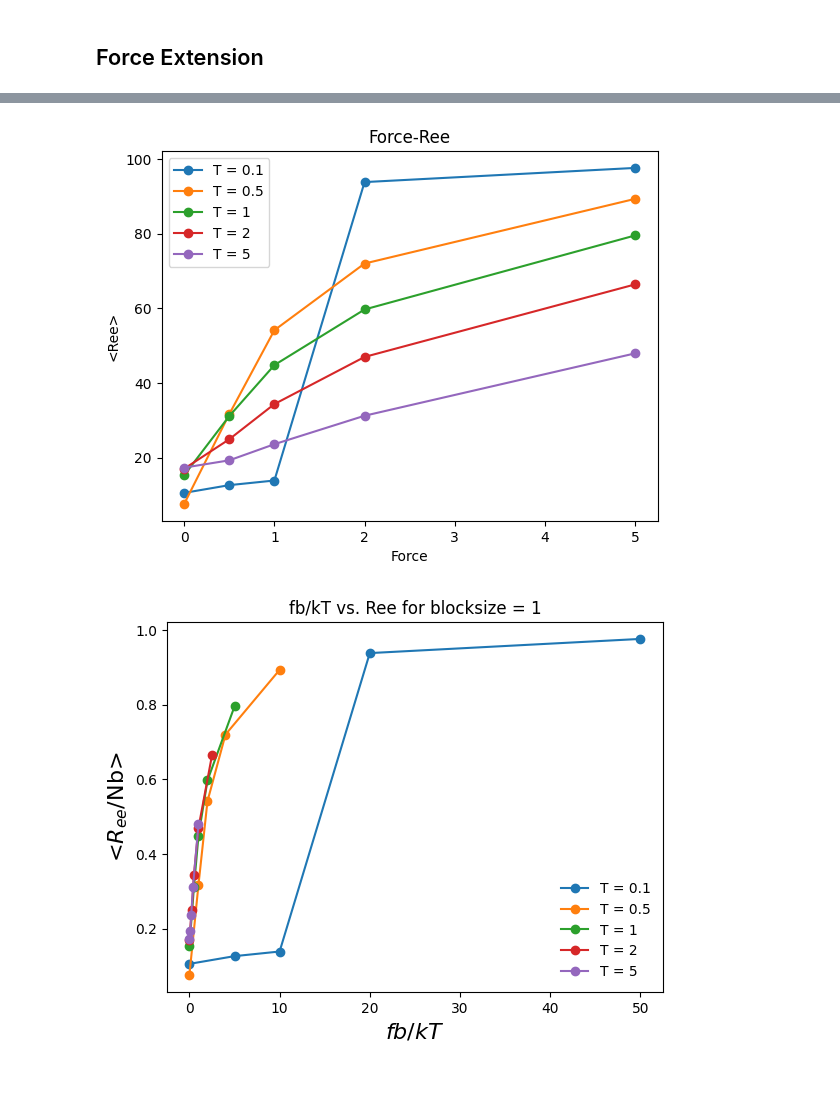
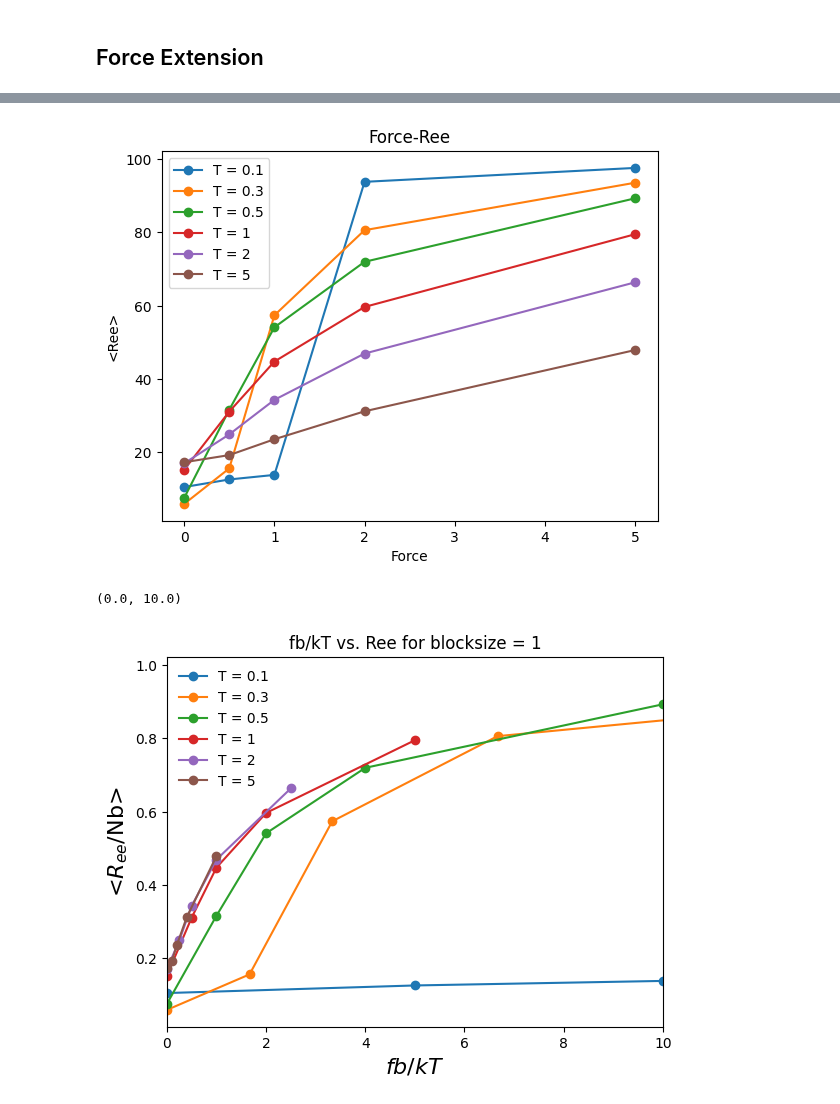
Before and after one commit to VagrantHyp/Code, a Jupyter notebook: Block1.ipynb, the cells around one changed output, grey strips where cells are left out. Drawn from its saved outputs; the diff is of its cells as text; code cells hidden in the pictures.

Commit message:
More data

```diff
--- a/Block1.ipynb
+++ b/Block1.ipynb
@@ -8,7 +8,7 @@ from Methods import CGT
 ## Construct CGT Objects (at different T)
 # %%
 #Temperatures tested
-temps = [0.1,0.5, 1, 2, 5]
+temps = [0.1, 0.3, 0.5, 1, 2, 5]
 # %%
 #T = 0.1
 f = [0, 0.5, 1, 2, 5]
@@ -26,3 +26,20 @@ for path in os.listdir(Reefolder):
     Reepaths.sort()
 
 CGT01 = CGT(f, t, Rgpaths, Reepaths)
+# %%
+#T = 0.3
+f = [0, 0.5, 1, 2, 5]
+t = 0.3
+Rgfolder = '../Data/Block1/Radius of gyration/ForcesT03'
+Reefolder = '../Data/Block1/End-to-end distance/ForcesT03'
+Rgpaths = []
+Reepaths = []
+for path in os.listdir(Rgfolder):
+    Rgpaths.append(Rgfolder + '/' + path)
+    Rgpaths.sort()
+
+for path in os.listdir(Reefolder):
+    Reepaths.append(Reefolder + '/' + path)
+    Reepaths.sort()
+
+CGT03 = CGT(f, t, Rgpaths, Reepaths)
@@ -105,7 +125,7 @@ Use temporary mean starting halfway
 # %% [markdown]
 ## Tf-Extension under constant force
 # %%
-lsCGT = [CGT01,CGT05,CGT1,CGT2,CGT5]
+lsCGT = [CGT01,CGT03, CGT05,CGT1,CGT2,CGT5]
 forces = ms.lsForces(lsCGT)
 print(forces)
 # %% [output]
@@ -222,18 +244,19 @@ plt.ylabel('<Ree>')
 plt.title('Force-Ree')
 plt.savefig('../Data/Block1/Figures/FvsRee')
 # %% [output]
-[figure, old version]
+[figure, new version]
 # %%
 for cgt in lsCGT:
     force = np.array(cgt.f)
     Ree = np.array(cgt.aveRee)
     plt.plot(force / cgt.t, Ree / 100, 'o-', label = 'T = ' + str(cgt.t))
 
 plt.xlabel('$fb/kT$', fontsize=16)
 plt.ylabel('<$R_{ee}$/Nb>', fontsize=16)
 plt.legend(frameon=False)
 plt.title("fb/kT vs. Ree for blocksize = 1")
 plt.savefig('../Data/Block1/Figures/Fbkt vs Ree')
-# plt.xlim(0,10)
+plt.xlim(0,10)
 # %% [output]
+(0.0, 10.0)
-[figure, old version]
+[figure, new version]
```
Also changed, not shown: parts of 14 cells of this notebook, 2 other files.
